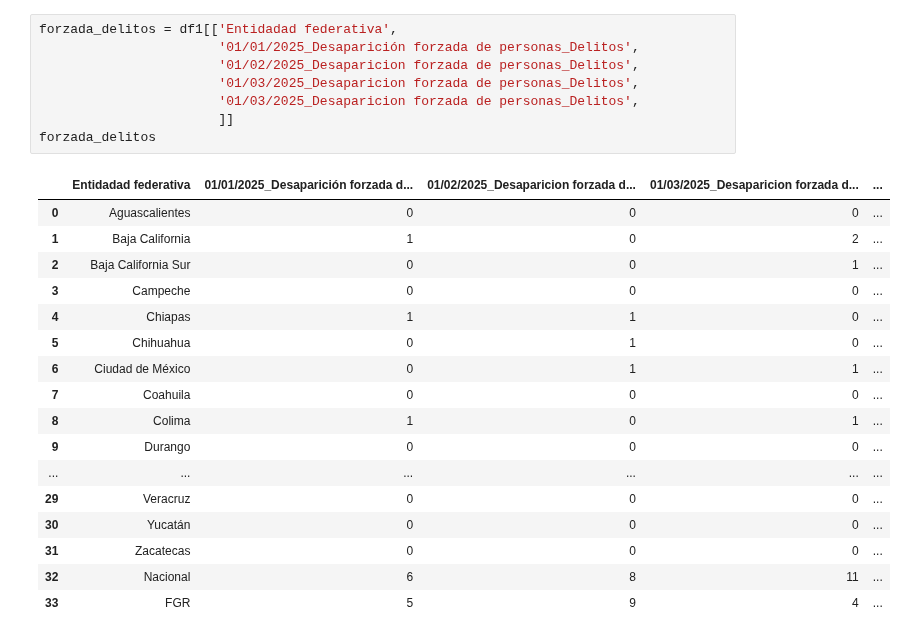
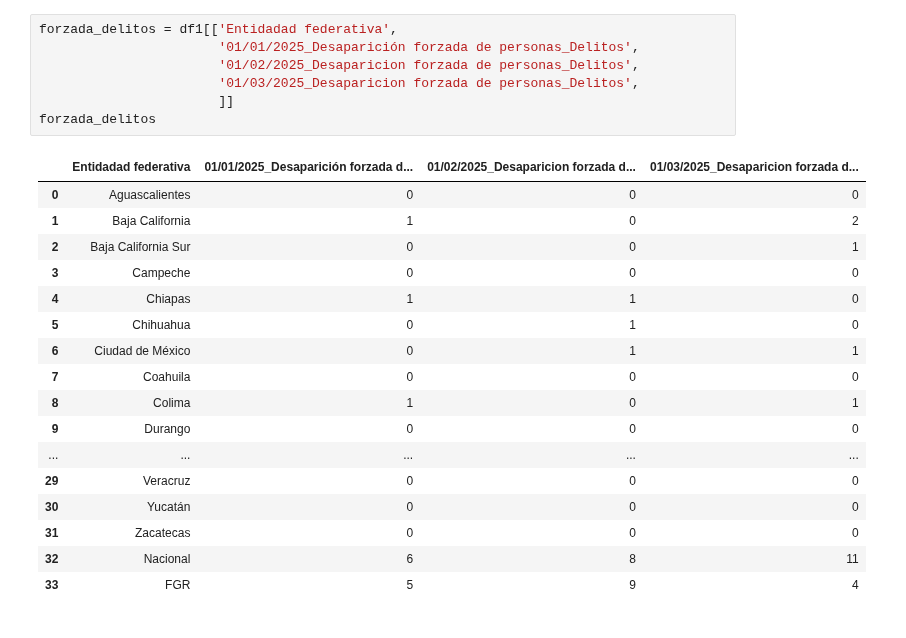
Before and after one commit to tabonitaa/graficas_gob, a Jupyter notebook: Python/barras apiladas horizontales 2/barras_apiladas_horizontales.ipynb, the cells around one changed output. Drawn from its saved outputs; the diff is of its cells as text.

```diff
--- a/Python/barras apiladas horizontales 2/barras_apiladas_horizontales.ipynb
+++ b/Python/barras apiladas horizontales 2/barras_apiladas_horizontales.ipynb
@@ -24,26 +24,25 @@ df1
 # %%
 forzada_delitos = df1[['Entidadad federativa',
                        '01/01/2025_Desaparición forzada de personas_Delitos',
                        '01/02/2025_Desaparicion forzada de personas_Delitos',
                        '01/03/2025_Desaparicion forzada de personas_Delitos',
-                       '01/03/2025_Desaparicion forzada de personas_Delitos',
                        ]]
 forzada_delitos
 # %% [output]
-|  | Entidadad federativa | 01/01/2025_Desaparición forzada d... | 01/02/2025_Desaparicion forzada d... | 01/03/2025_Desaparicion forzada d... | ... |
-| 0 | Aguascalientes | 0 | 0 | 0 | ... |
-| 1 | Baja California | 1 | 0 | 2 | ... |
-| 2 | Baja California Sur | 0 | 0 | 1 | ... |
-| 3 | Campeche | 0 | 0 | 0 | ... |
-| 4 | Chiapas | 1 | 1 | 0 | ... |
-| 5 | Chihuahua | 0 | 1 | 0 | ... |
-| 6 | Ciudad de México | 0 | 1 | 1 | ... |
-| 7 | Coahuila | 0 | 0 | 0 | ... |
-| 8 | Colima | 1 | 0 | 1 | ... |
-| 9 | Durango | 0 | 0 | 0 | ... |
-| ... | ... | ... | ... | ... | ... |
-| 29 | Veracruz | 0 | 0 | 0 | ... |
-| 30 | Yucatán | 0 | 0 | 0 | ... |
-| 31 | Zacatecas | 0 | 0 | 0 | ... |
-| 32 | Nacional | 6 | 8 | 11 | ... |
-| 33 | FGR | 5 | 9 | 4 | ... |
+|  | Entidadad federativa | 01/01/2025_Desaparición forzada d... | 01/02/2025_Desaparicion forzada d... | 01/03/2025_Desaparicion forzada d... |
+| 0 | Aguascalientes | 0 | 0 | 0 |
+| 1 | Baja California | 1 | 0 | 2 |
+| 2 | Baja California Sur | 0 | 0 | 1 |
+| 3 | Campeche | 0 | 0 | 0 |
+| 4 | Chiapas | 1 | 1 | 0 |
+| 5 | Chihuahua | 0 | 1 | 0 |
+| 6 | Ciudad de México | 0 | 1 | 1 |
+| 7 | Coahuila | 0 | 0 | 0 |
+| 8 | Colima | 1 | 0 | 1 |
+| 9 | Durango | 0 | 0 | 0 |
+| ... | ... | ... | ... | ... |
+| 29 | Veracruz | 0 | 0 | 0 |
+| 30 | Yucatán | 0 | 0 | 0 |
+| 31 | Zacatecas | 0 | 0 | 0 |
+| 32 | Nacional | 6 | 8 | 11 |
+| 33 | FGR | 5 | 9 | 4 |
```
Also changed, not shown: parts of 3 cells of this notebook, 2 other files.
